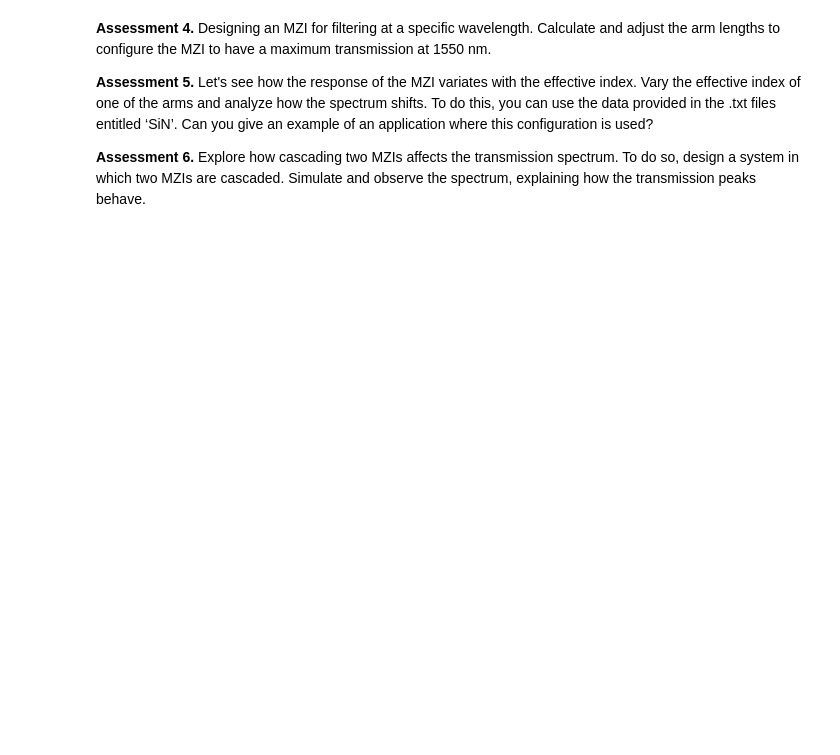
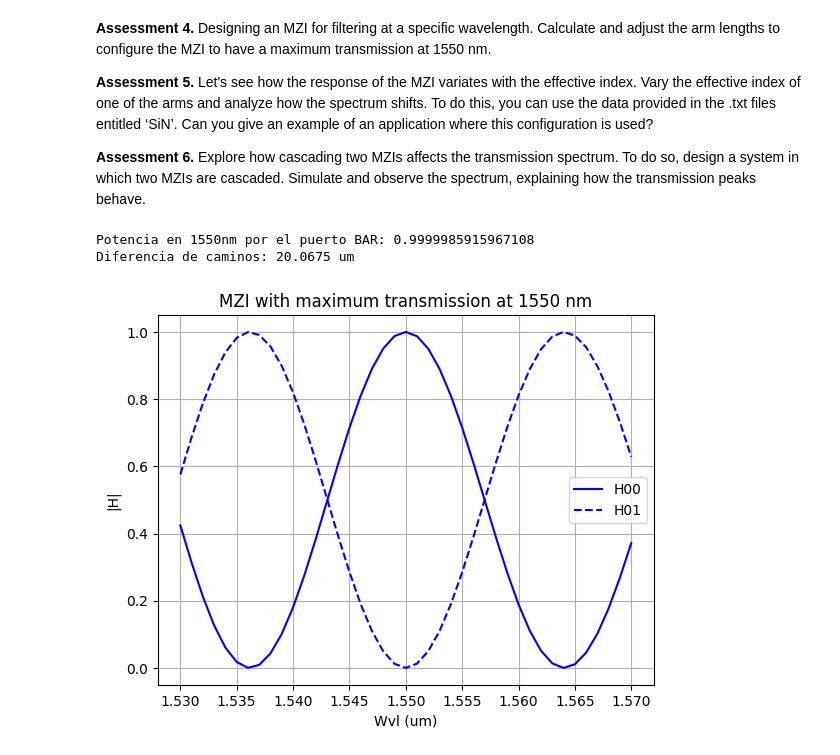
Before and after one commit to nmargar4/pic-upv-lab3-new, a Jupyter notebook: 30_INTERFEROMETERS_v2025_STUDENTS_UPDATE2.ipynb, the cells around one changed output. Saved outputs shown, nothing was run; the diff lists cells and outputs as text; code cells hidden in the pictures; blank space fills up the shorter version.

```diff
--- a/30_INTERFEROMETERS_v2025_STUDENTS_UPDATE2.ipynb
+++ b/30_INTERFEROMETERS_v2025_STUDENTS_UPDATE2.ipynb
@@ -627,27 +780,59 @@ Can you give an example of an application where this configuration is used?
 
 **Assessment 6.** Explore how cascading two MZIs affects the transmission spectrum. To do so, design a system in which two MZIs are cascaded. Simulate and observe the spectrum, explaining how the transmission peaks behave.
 # %%
+#Assesment 4
+wvl = SOI[:, 0]
+neffu = SOI[:, 3] #balanced configuration // (neff TE mode)
+neffd = SOI[:, 3] #balanced configuration // (neff TE mode)
+
+alphau = 0.0 #losless case [dB/um]
+alphad = 0.0; #losless case [dB/um]
+
+alphau_np = (np.log(10.0)/20.0) * alphau   # neper/um
+alphad_np = (np.log(10.0)/20.0) * alphad   # neper/um
+
+# Path length
+Lu = 4.9325; # um
+Ld = 25 ; # um
+
+
+# Coupling constant
+K_a = np.full(wvl.shape, 0.5)
+K_b = np.full(wvl.shape, 0.5)
+
 mzi_test = mzi(wl=wvl,
             coup_a={"coupling":K_a},
             wvg_u={"wl":wvl, "neff":neffu, "length": Lu, "loss":alphau},
             wvg_d={"wl":wvl, "neff":neffd, "length": Ld, "loss":alphad},
             coup_b={"coupling":K_b},
             )
 
 h00 = mzi_test["in0", "out0"]
 h01 = mzi_test["in0", "out1"]
+h10 = mzi_test["in1", "out0"]
 h11 = mzi_test["in1", "out1"]
-h10 = mzi_test["in1", "out0"]
 
+H00 = np.abs(h00) ** 2
+H01 = np.abs(h01) ** 2
+H10 = np.abs(h10) ** 2
+H11 = np.abs(h11) ** 2
+
+print("Potencia en 1550nm por el puerto BAR:", H00[20],)
+print("Diferencia de caminos:" , Ld-Lu, "um")
 
 # Plot
 plt.figure()
-plt.plot(wvl, np.abs(h11)**2, linestyle="-", color=color[8], label=f"h11")
-plt.plot(wvl, np.abs(h10)**2, linestyle="--", color=color[8], label=f"h10")
-plt.plot(wvl, H22, linestyle='-', color=color[1], label='H22')
-plt.plot(wvl, H21, linestyle='--', color=color[1], label='H21')
+#plt.plot(wvl, np.abs(h11)**2,"red",  linestyle="-", label=f"h11")
+#plt.plot(wvl, np.abs(h10)**2,"red", linestyle="--", label=f"h10")
+plt.plot(wvl, H00,"blue", linestyle='-', label='H00')
+plt.plot(wvl, H01,"blue",  linestyle='--', label='H01')
 plt.xlabel('Wvl (um)')
 plt.ylabel('|H|')
-plt.title('MZI Transfer function')
+plt.title('MZI with maximum transmission at 1550 nm')
 plt.grid(True)
+plt.legend()
 plt.show()
+# %% [output]
+Potencia en 1550nm por el puerto BAR: 0.9999985915967108
+Diferencia de caminos: 20.0675 um
+[figure, added]
```
Also changed, not shown: parts of 8 cells of this notebook, 1 other file.
